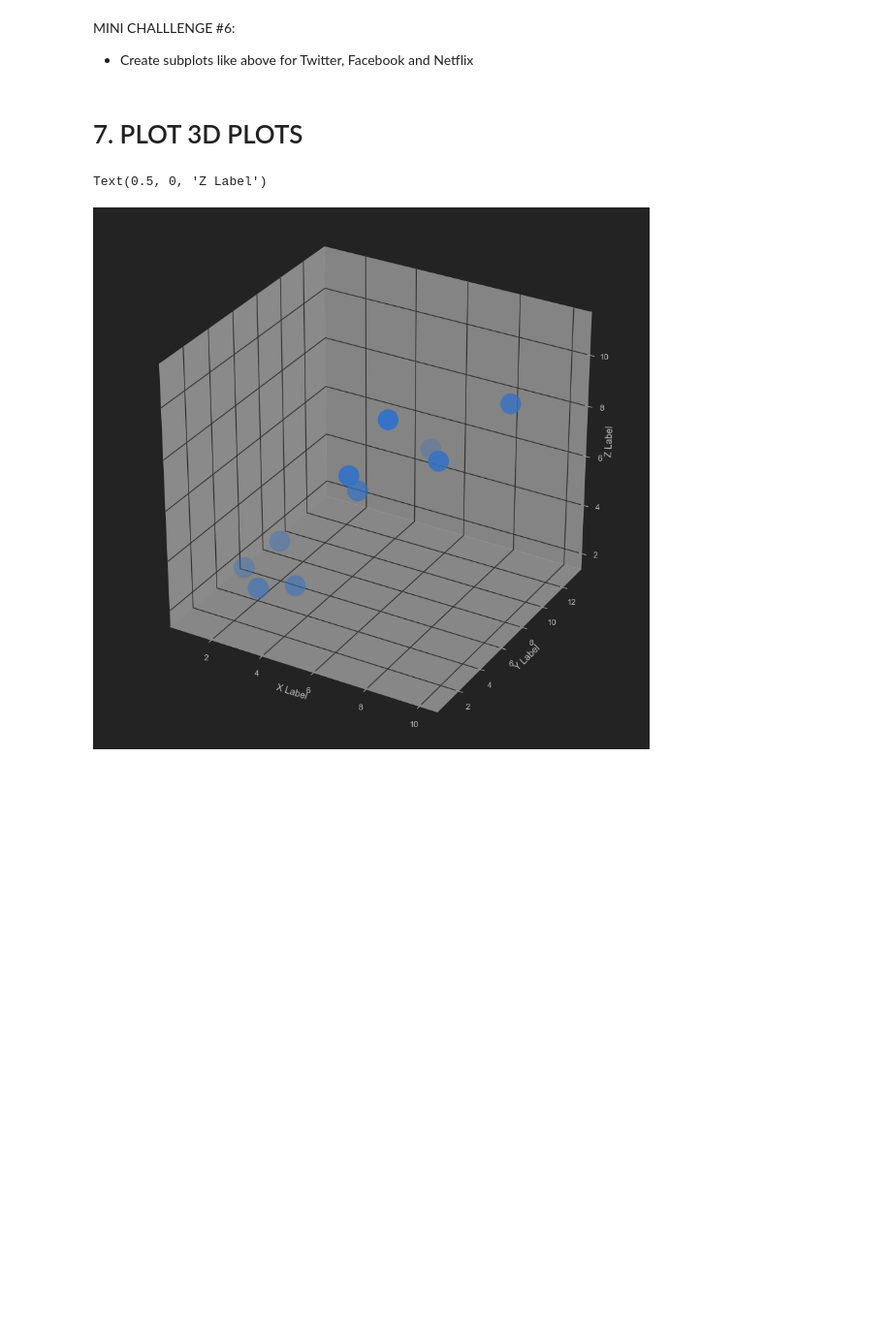
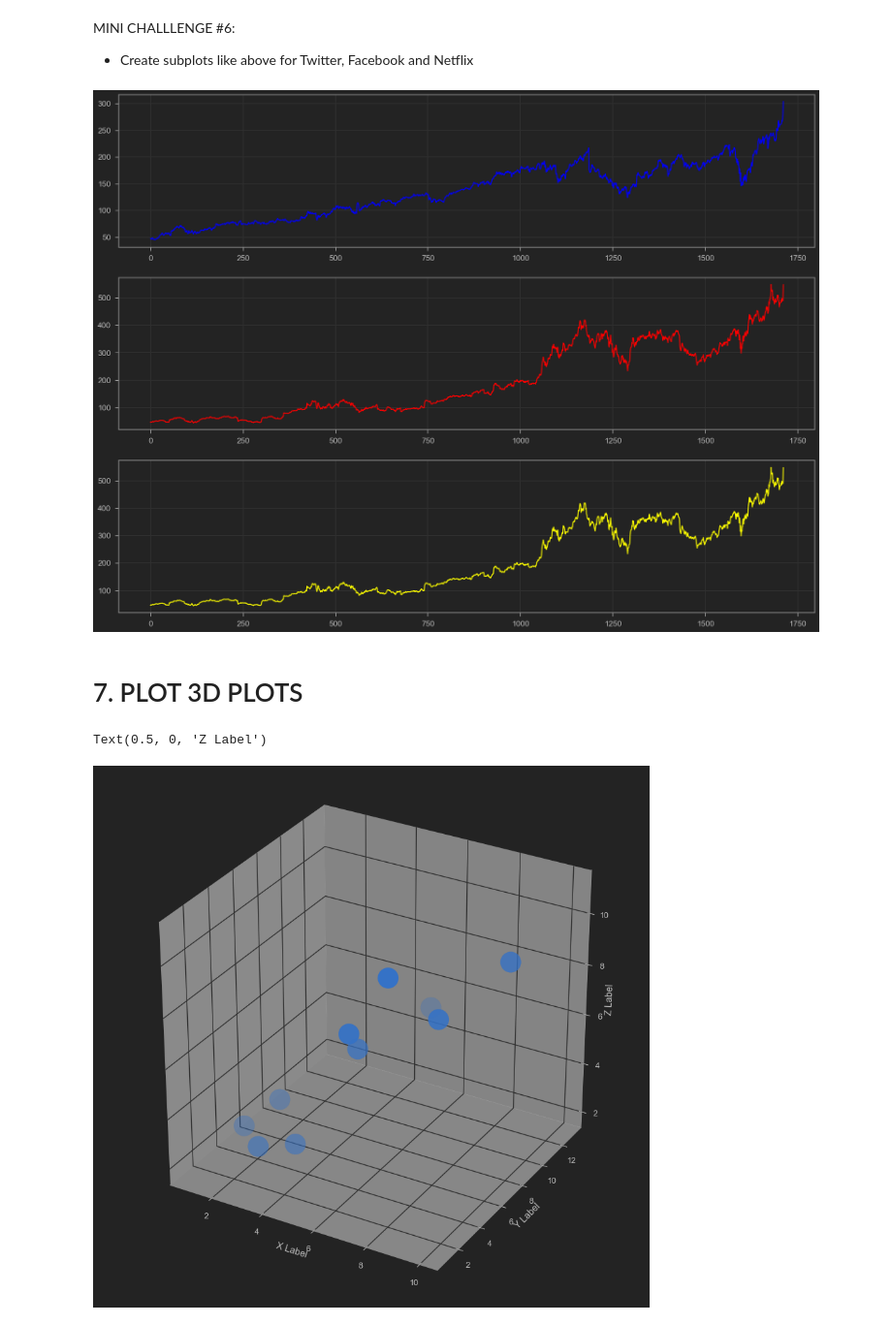
Before and after one commit to joe-trung/Matplotlib-and-seaborn, a Jupyter notebook: Notebook/Data Visualization with Python - Matplotlib and Seaborn.ipynb, the cells around one changed output. Shown at 97% size. Drawn from its saved outputs; the diff is of its cells as text; code cells hidden in the pictures; blank space fills up the shorter version.

```diff
--- a/Notebook/Data Visualization with Python - Matplotlib and Seaborn.ipynb
+++ b/Notebook/Data Visualization with Python - Matplotlib and Seaborn.ipynb
@@ -207,6 +220,19 @@ plt.grid()
 # %% [markdown]
 MINI CHALLLENGE #6:
 - Create subplots like above for Twitter, Facebook and Netflix
+# %%
+plt.figure(figsize=(20,15))
+plt.subplot(3,1,1)
+plt.plot(stock_df['FB'],color='blue')
+plt.grid()
+plt.subplot(3,1,2)
+plt.plot(stock_df['NFLX'],color='red')
+plt.grid()
+plt.subplot(3,1,3)
+plt.plot(stock_df['NFLX'],color='yellow')
+plt.grid()
+# %% [output]
+[figure, added]
 # %% [markdown]
 # 7. PLOT 3D PLOTS
 # %%
```
Also changed, not shown: parts of 4 cells of this notebook.
